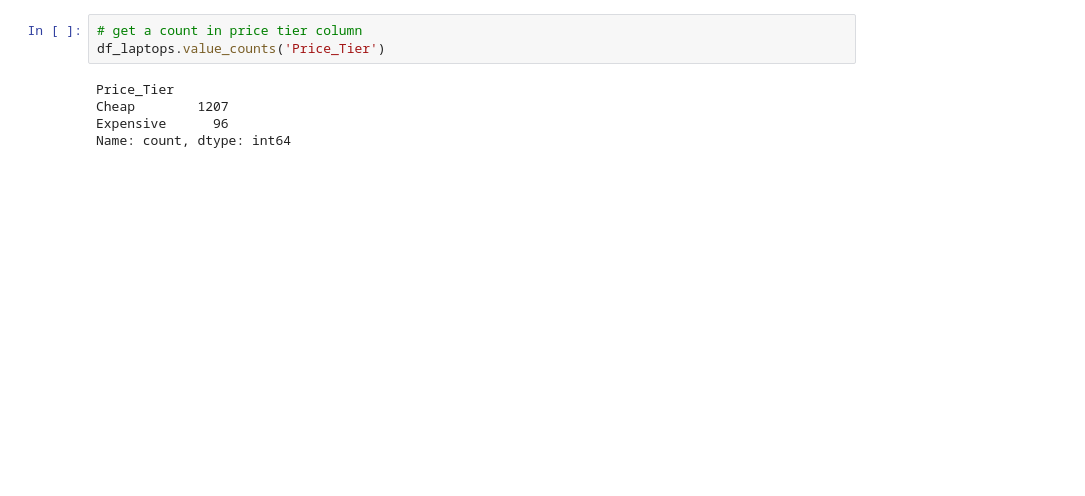
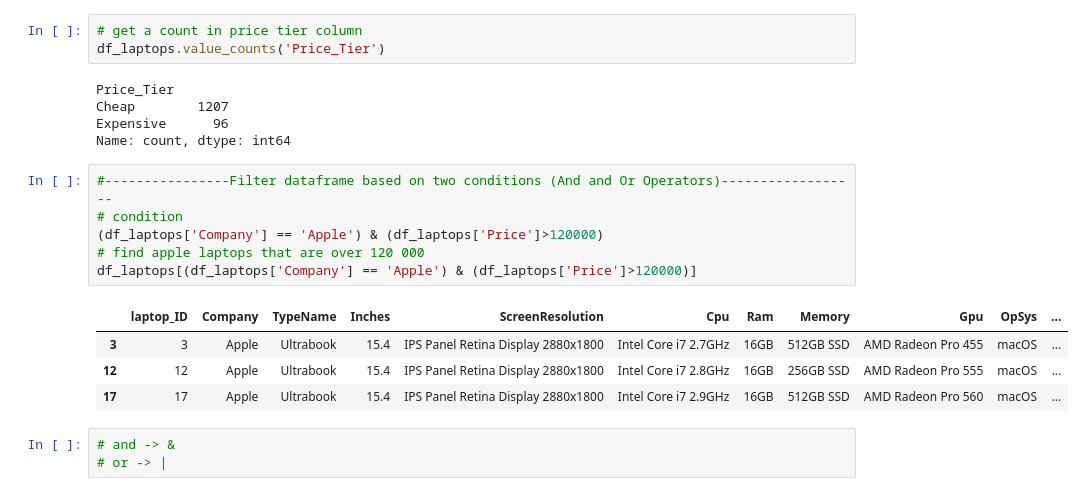
Before and after one commit to DiilaNa/Data_Science_with-Pandas, a Jupyter notebook: Project-1/FilterDataWithPandas.ipynb, the cells around one changed output. Drawn from its saved outputs; the diff is of its cells as text; blank space fills up the shorter version.

Commit message:
Get data from a df based on multiple conditions

```diff
--- a/Project-1/FilterDataWithPandas.ipynb
+++ b/Project-1/FilterDataWithPandas.ipynb
@@ -127,3 +127,17 @@ Price_Tier
 Cheap        1207
 Expensive      96
 Name: count, dtype: int64
+# %%
+#----------------Filter dataframe based on two conditions (And and Or Operators)------------------
+# condition
+(df_laptops['Company'] == 'Apple') & (df_laptops['Price']>120000)
+# find apple laptops that are over 120 000
+df_laptops[(df_laptops['Company'] == 'Apple') & (df_laptops['Price']>120000)]
+# %% [output]
+|  | laptop_ID | Company | TypeName | Inches | ScreenResolution | Cpu | Ram | Memory | Gpu | OpSys | ... |
+| 3 | 3 | Apple | Ultrabook | 15.4 | IPS Panel Retina Display 2880x1800 | Intel Core i7 2.7GHz | 16GB | 512GB SSD | AMD Radeon Pro 455 | macOS | ... |
+| 12 | 12 | Apple | Ultrabook | 15.4 | IPS Panel Retina Display 2880x1800 | Intel Core i7 2.8GHz | 16GB | 256GB SSD | AMD Radeon Pro 555 | macOS | ... |
+| 17 | 17 | Apple | Ultrabook | 15.4 | IPS Panel Retina Display 2880x1800 | Intel Core i7 2.9GHz | 16GB | 512GB SSD | AMD Radeon Pro 560 | macOS | ... |
+# %%
+# and -> &
+# or -> |
```
Also changed, not shown: parts of 4 cells of this notebook.
